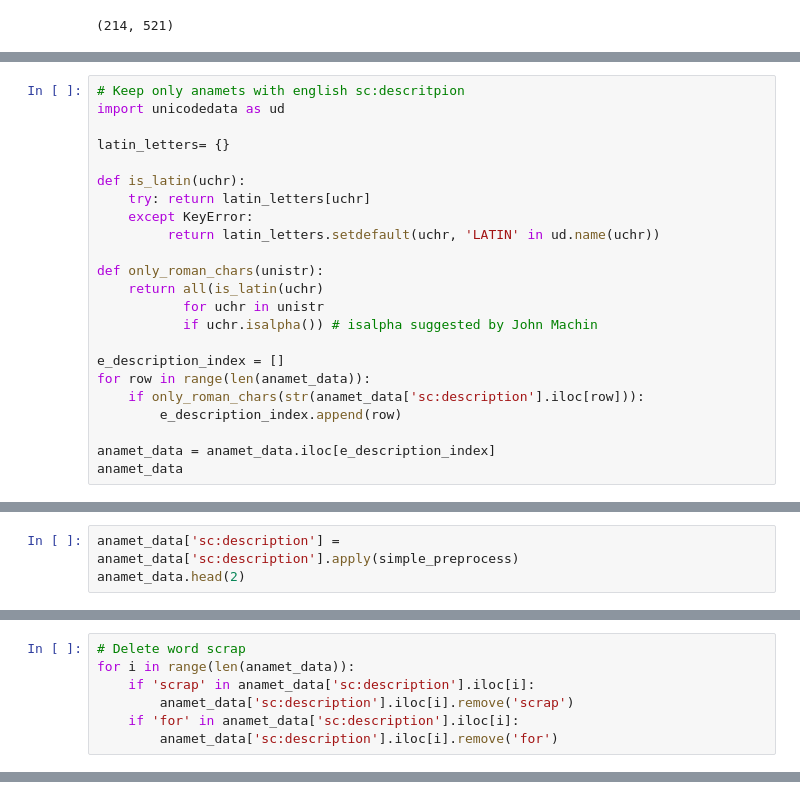
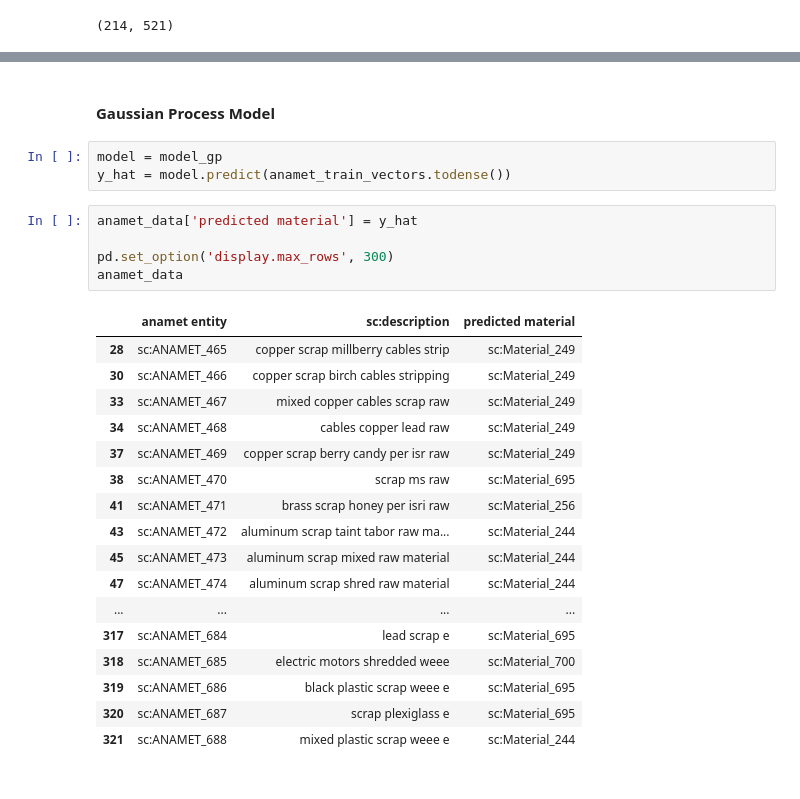
Before and after one commit to costasmexis/phd, a Jupyter notebook: scrap/predict_materials_ANAMET.ipynb, the cells around one changed output, grey strips where cells are left out. Drawn from its saved outputs; the diff is of its cells as text.

Commit message:
Done ANAMET materials predicting"
"

```diff
--- a/scrap/predict_materials_ANAMET.ipynb
+++ b/scrap/predict_materials_ANAMET.ipynb
@@ -932,23 +514,0 @@ Keep only `anamets` with english description
-# %%
-# Keep only anamets with english sc:descritpion
-import unicodedata as ud
-
-latin_letters= {}
-
-def is_latin(uchr):
-    try: return latin_letters[uchr]
-    except KeyError:
-         return latin_letters.setdefault(uchr, 'LATIN' in ud.name(uchr))
-
-def only_roman_chars(unistr):
-    return all(is_latin(uchr)
-           for uchr in unistr
-           if uchr.isalpha()) # isalpha suggested by John Machin
-
-e_description_index = []
-for row in range(len(anamet_data)):
-    if only_roman_chars(str(anamet_data['sc:description'].iloc[row])):
-        e_description_index.append(row)
-
-anamet_data = anamet_data.iloc[e_description_index]
-anamet_data
@@ -957,3 +514,0 @@ Preprocess text data using `gensim.utils.simple_preprocess()`
-# %%
-anamet_data['sc:description'] = anamet_data['sc:description'].apply(simple_preprocess)
-anamet_data.head(2)
@@ -962,7 +514,0 @@ Delete word `scrap` and `for` from description
-# %%
-# Delete word scrap
-for i in range(len(anamet_data)):
-    if 'scrap' in anamet_data['sc:description'].iloc[i]:
-        anamet_data['sc:description'].iloc[i].remove('scrap')
-    if 'for' in anamet_data['sc:description'].iloc[i]:
-        anamet_data['sc:description'].iloc[i].remove('for')
@@ -1121,0 +541,28 @@ elements_data_df[elements_data_df['cluster'] == 1]
+# %% [markdown]
+#### Gaussian Process Model
+# %%
+model = model_gp
+y_hat = model.predict(anamet_train_vectors.todense())
+# %%
+anamet_data['predicted material'] = y_hat
+
+pd.set_option('display.max_rows', 300)
+anamet_data
+# %% [output]
+|  | anamet entity | sc:description | predicted material |
+| 28 | sc:ANAMET_465 | copper scrap millberry cables strip | sc:Material_249 |
+| 30 | sc:ANAMET_466 | copper scrap birch cables stripping | sc:Material_249 |
+| 33 | sc:ANAMET_467 | mixed copper cables scrap raw | sc:Material_249 |
+| 34 | sc:ANAMET_468 | cables copper lead raw | sc:Material_249 |
+| 37 | sc:ANAMET_469 | copper scrap berry candy per isr raw | sc:Material_249 |
+| 38 | sc:ANAMET_470 | scrap ms raw | sc:Material_695 |
+| 41 | sc:ANAMET_471 | brass scrap honey per isri raw | sc:Material_256 |
+| 43 | sc:ANAMET_472 | aluminum scrap taint tabor raw ma... | sc:Material_244 |
+| 45 | sc:ANAMET_473 | aluminum scrap mixed raw material | sc:Material_244 |
+| 47 | sc:ANAMET_474 | aluminum scrap shred raw material | sc:Material_244 |
+| ... | ... | ... | ... |
+| 317 | sc:ANAMET_684 | lead scrap e | sc:Material_695 |
+| 318 | sc:ANAMET_685 | electric motors shredded weee | sc:Material_700 |
+| 319 | sc:ANAMET_686 | black plastic scrap weee e | sc:Material_695 |
+| 320 | sc:ANAMET_687 | scrap plexiglass e | sc:Material_695 |
+| 321 | sc:ANAMET_688 | mixed plastic scrap weee e | sc:Material_244 |
```
Also changed, not shown: parts of 133 cells of this notebook, 7 other files.
